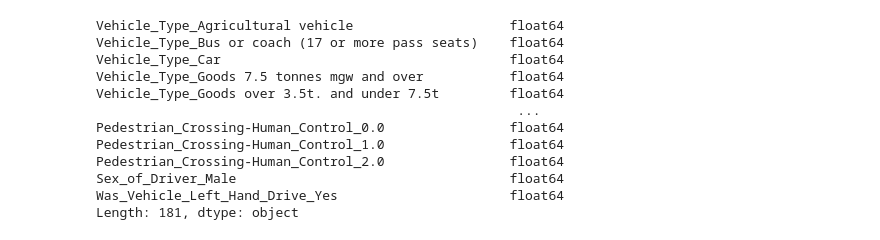
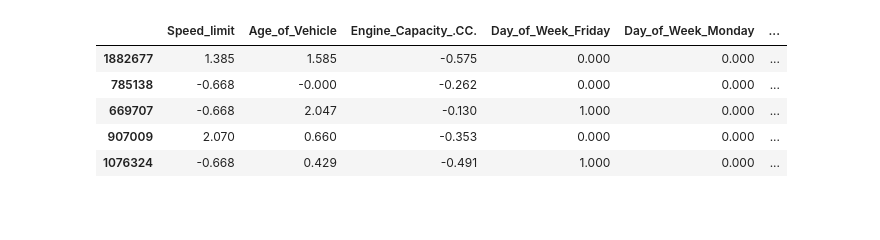
Before and after one commit to pyrocze/trafic_data_analysis, a Jupyter notebook: analysis.ipynb, the cells around one changed output. Saved outputs shown, nothing was run; the diff lists cells and outputs as text; code cells hidden in the pictures; blank space fills up the shorter version.

Commit message:
Add train-test split, improve preprocessing

```diff
--- a/analysis.ipynb
+++ b/analysis.ipynb
@@ -114,0 +146,5 @@ Some columns have too much missing values so we will drop them
+# %%
+# Get percentage of NaN values for each column
+na_percentage = X_train.isna().mean() * 100
+na_percentage.sort_values(ascending=False, inplace=True)
+na_percentage
@@ -127,3 +175,4 @@ Driver_IMD_Decile            49.542
 dtype: float64
 # %%
-df.drop(columns=to_drop.index, inplace=True)
+X_train.drop(columns=to_drop.index, inplace=True)
+X_test.drop(columns=to_drop.index, inplace=True)
@@ -283,0 +181,10 @@ dtype: int64
+# %%
+# Extract month from date
+month_extractor = lambda x: pd.to_datetime(x['Date'], format='%Y-%m-%d').dt.month
+X_train['month'] = month_extractor(X_train)
+X_test['month'] = month_extractor(X_test)
+
+# Extract hour from time
+hour_extractor = lambda x: pd.to_datetime(x['Time'], format='%H:%M').dt.hour
+X_train['hour'] = month_extractor(X_train)
+X_test['hour'] = month_extractor(X_test)
@@ -284,38 +295,44 @@ dtype: int64
 # %%
 from sklearn.compose import ColumnTransformer  # applies transformers to columns
 from sklearn.pipeline import Pipeline  # assemble several steps
-from sklearn import set_config  # global scikit-learn configuration
 from sklearn.impute import SimpleImputer  # replace missing values using a descriptive statistic (e.g. mean, median,...)
 from sklearn.preprocessing import OrdinalEncoder  # encode categorical features as an integer array
 from sklearn.preprocessing import OneHotEncoder  # encode categorical features as a one-hot numeric array
-from sklearn.preprocessing import \
-    StandardScaler  # standardize features by removing the mean and scaling to unit variance
+from sklearn.preprocessing import StandardScaler  # standardize features by removing the mean and scaling to unit variance
 
-# here we call the new API set_config to tell sklearn we want to output a pandas DF
-set_config(transform_output="pandas")
-# num_pipe = Pipeline([
-#     ('imputer', SimpleImputer(strategy='mean')),
-#     ('scaler', StandardScaler())
-# ])
+num_pipe = Pipeline([
+    ('imputer', SimpleImputer(strategy='mean')),
+    ('scaler', StandardScaler()),
+])
+
 cat_pipe = Pipeline([
     ('imputer', SimpleImputer(strategy='most_frequent')),
-    ('encode', OneHotEncoder(drop='if_binary',
-                             sparse_output=False)),
+    ('encode', OneHotEncoder(drop='if_binary', sparse_output=False)),
+])
+
+ord_pipe_auto = Pipeline([
+    ('imputer', SimpleImputer(strategy='most_frequent')),
+    ('encode', OrdinalEncoder()),
+])
+
+ord_pipe_manual = Pipeline([
+    ('imputer', SimpleImputer(strategy='most_frequent')),
+    ('encode', OrdinalEncoder(categories=manual_categories)),
 ])
 
 transformers_list = [
-    # ('numerical', num_pipe, numerical_variables),
+    ('numerical', num_pipe, numerical_variables),
     ('nominal', cat_pipe, nominal_variables),
-    # ('ordinal', OrdinalEncoder(), ordinal_variables),
-    # ('delete', 'drop', to_drop)
-    #these would be removed by default, this is not necessary but better be explicit
+    ('ordinal_auto', ord_pipe_auto, ordinal_variables_auto),
+    ('ordinal_manual', ord_pipe_manual, ordinal_variables_manual),
 ]
 
+column_transformer = ColumnTransformer(transformers_list,
+                                       remainder='drop',
 # If True, ColumnTransformer.get_feature_names_out will prefix all feature names with the name of the transformer that generated that feature.
-column_transformer = ColumnTransformer(transformers_list,
                                        verbose_feature_names_out=False,
                                        verbose=True)
 
-transformed_raw_train = column_transformer.fit_transform(df)
-transformed_raw_train.dtypes
+X_train = column_transformer.fit_transform(X_train)
+X_train.head()
 # %% [output]
@@ -323,12 +343,6 @@ transformed_raw_train.dtypes
-Vehicle_Type_Agricultural vehicle                    float64
-Vehicle_Type_Bus or coach (17 or more pass seats)    float64
-Vehicle_Type_Car                                     float64
-Vehicle_Type_Goods 7.5 tonnes mgw and over           float64
-Vehicle_Type_Goods over 3.5t. and under 7.5t         float64
-                                                      ...
-Pedestrian_Crossing-Human_Control_0.0                float64
-Pedestrian_Crossing-Human_Control_1.0                float64
-Pedestrian_Crossing-Human_Control_2.0                float64
-Sex_of_Driver_Male                                   float64
-Was_Vehicle_Left_Hand_Drive_Yes                      float64
-Length: 181, dtype: object
+|  | Speed_limit | Age_of_Vehicle | Engine_Capacity_.CC. | Day_of_Week_Friday | Day_of_Week_Monday | ... |
+| 1882677 | 1.385 | 1.585 | -0.575 | 0.000 | 0.000 | ... |
+| 785138 | -0.668 | -0.000 | -0.262 | 0.000 | 0.000 | ... |
+| 669707 | -0.668 | 2.047 | -0.130 | 1.000 | 0.000 | ... |
+| 907009 | 2.070 | 0.660 | -0.353 | 0.000 | 0.000 | ... |
+| 1076324 | -0.668 | 0.429 | -0.491 | 1.000 | 0.000 | ... |
```
Also changed, not shown: parts of 39 cells of this notebook.
